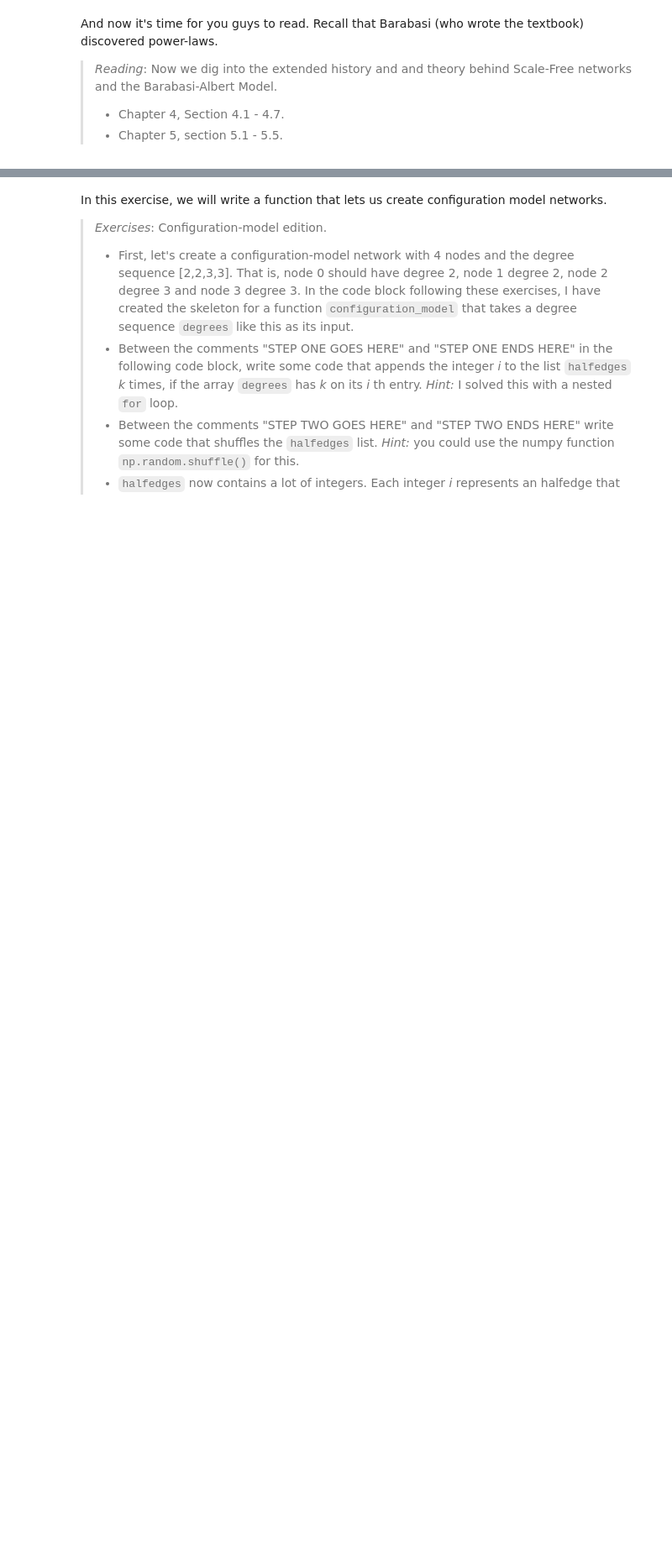
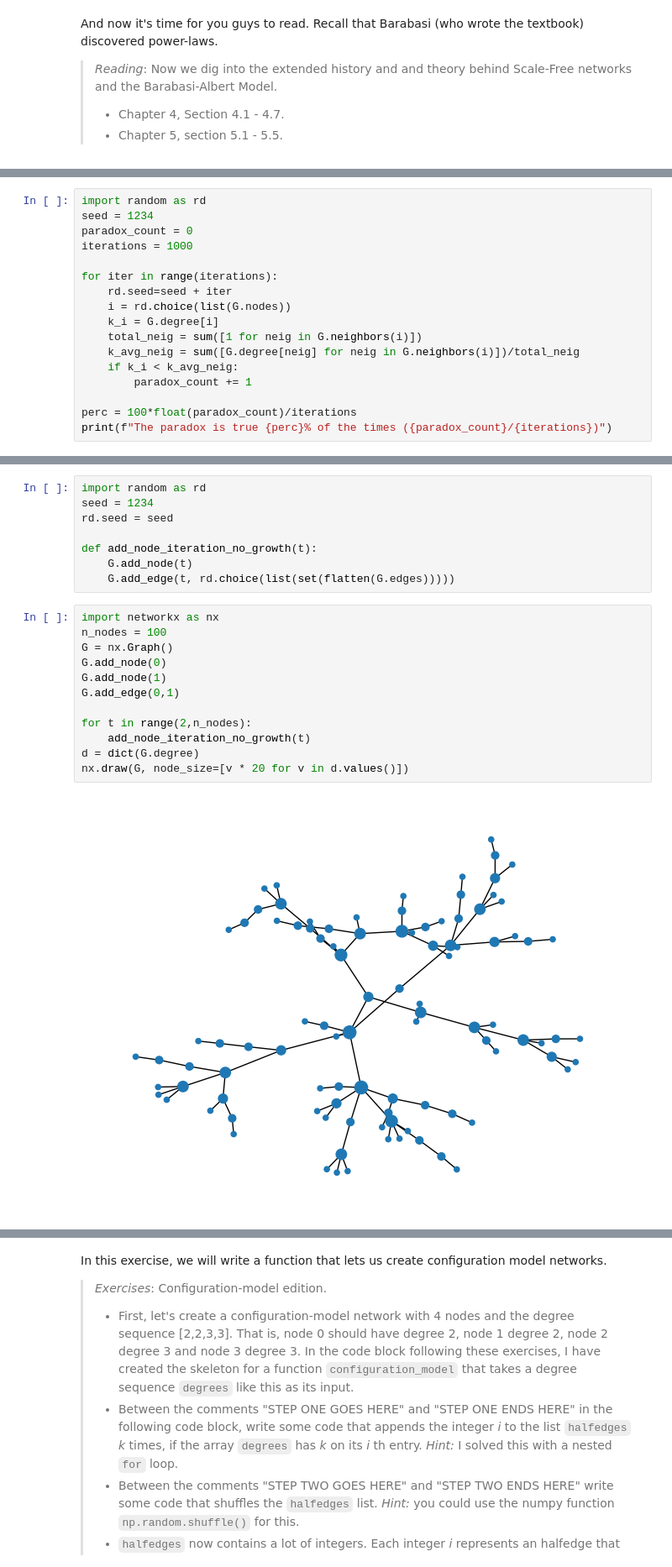
Before and after one commit to jereml99/socialgraphs2023, a Jupyter notebook: lectures/Alex/Week3.ipynb, the cells around one changed output, grey strips where cells are left out. Shown at 84% size. Drawn from its saved outputs; the diff is of its cells as text; blank space fills up the shorter version.

```diff
--- a/lectures/Alex/Week3.ipynb
+++ b/lectures/Alex/Week3.ipynb
@@ -206,0 +269,17 @@ And now it's time for you guys to read. Recall that Barabasi (who wrote the text
+# %%
+import random as rd
+seed = 1234
+paradox_count = 0
+iterations = 1000
+
+for iter in range(iterations):
+    rd.seed=seed + iter
+    i = rd.choice(list(G.nodes))
+    k_i = G.degree[i]
+    total_neig = sum([1 for neig in G.neighbors(i)])
+    k_avg_neig = sum([G.degree[neig] for neig in G.neighbors(i)])/total_neig
+    if k_i < k_avg_neig:
+        paradox_count += 1
+
+perc = 100*float(paradox_count)/iterations
+print(f"The paradox is true {perc}% of the times ({paradox_count}/{iterations})")
@@ -206,0 +292,22 @@ And now it's time for you guys to read. Recall that Barabasi (who wrote the text
+# %%
+import random as rd
+seed = 1234
+rd.seed = seed
+
+def add_node_iteration_no_growth(t):
+    G.add_node(t)
+    G.add_edge(t, rd.choice(list(set(flatten(G.edges)))))
+# %%
+import networkx as nx
+n_nodes = 100
+G = nx.Graph()
+G.add_node(0)
+G.add_node(1)
+G.add_edge(0,1)
+
+for t in range(2,n_nodes):
+    add_node_iteration_no_growth(t)
+d = dict(G.degree)
+nx.draw(G, node_size=[v * 20 for v in d.values()])
+# %% [output]
+[figure, added]
```
Also changed, not shown: parts of 17 cells of this notebook.
